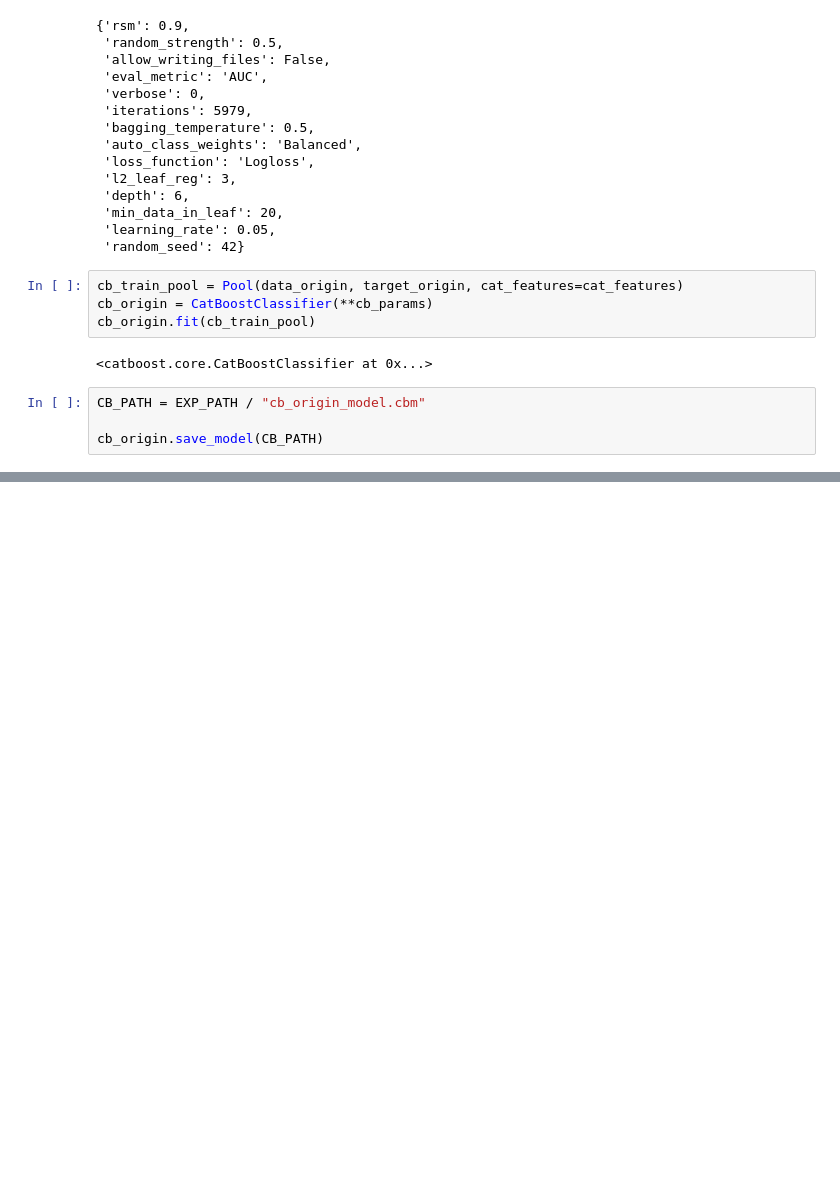
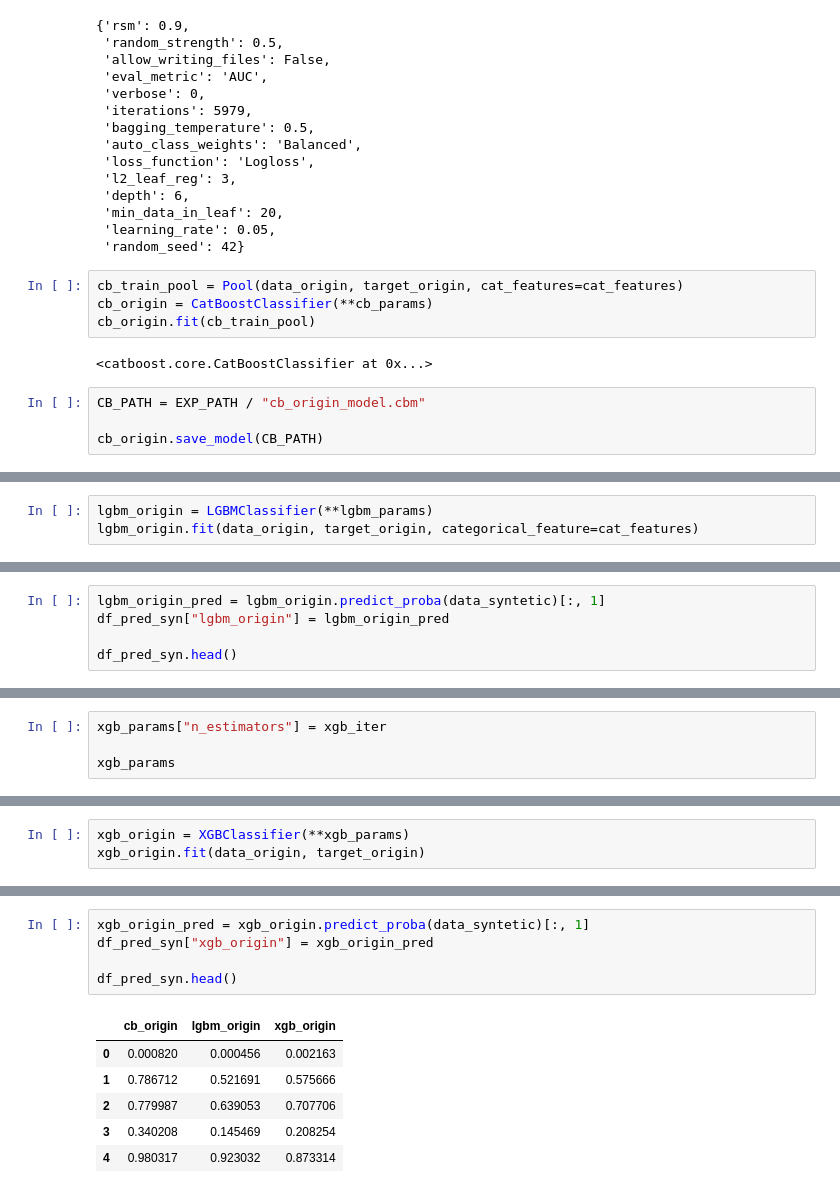
Before and after one commit to mdayssi/kaggle-bank-term-deposit-2025, a Jupyter notebook: notebooks/09_stacking_data.ipynb, the cells around one changed output, grey strips where cells are left out. Cells and saved outputs as stored; diff of their text form; blank space fills up the shorter version.

Commit message:
create data for meta model

```diff
--- a/notebooks/09_stacking_data.ipynb
+++ b/notebooks/09_stacking_data.ipynb
@@ -146,0 +198,3 @@ cb_origin_pred = cb_origin.predict_proba(data_syntetic)[:1]
+# %%
+lgbm_origin = LGBMClassifier(**lgbm_params)
+lgbm_origin.fit(data_origin, target_origin, categorical_feature=cat_features)
@@ -146,0 +224,5 @@ cb_origin_pred = cb_origin.predict_proba(data_syntetic)[:1]
+# %%
+lgbm_origin_pred = lgbm_origin.predict_proba(data_syntetic)[:, 1]
+df_pred_syn["lgbm_origin"] = lgbm_origin_pred
+
+df_pred_syn.head()
@@ -146,0 +240,4 @@ cb_origin_pred = cb_origin.predict_proba(data_syntetic)[:1]
+# %%
+xgb_params["n_estimators"] = xgb_iter
+
+xgb_params
@@ -146,0 +261,3 @@ cb_origin_pred = cb_origin.predict_proba(data_syntetic)[:1]
+# %%
+xgb_origin = XGBClassifier(**xgb_params)
+xgb_origin.fit(data_origin, target_origin)
@@ -146,0 +277,12 @@ cb_origin_pred = cb_origin.predict_proba(data_syntetic)[:1]
+# %%
+xgb_origin_pred = xgb_origin.predict_proba(data_syntetic)[:, 1]
+df_pred_syn["xgb_origin"] = xgb_origin_pred
+
+df_pred_syn.head()
+# %% [output]
+|  | cb_origin | lgbm_origin | xgb_origin |
+| 0 | 0.000820 | 0.000456 | 0.002163 |
+| 1 | 0.786712 | 0.521691 | 0.575666 |
+| 2 | 0.779987 | 0.639053 | 0.707706 |
+| 3 | 0.340208 | 0.145469 | 0.208254 |
+| 4 | 0.980317 | 0.923032 | 0.873314 |
```
Also changed, not shown: parts of 13 cells of this notebook, 3 other files.
